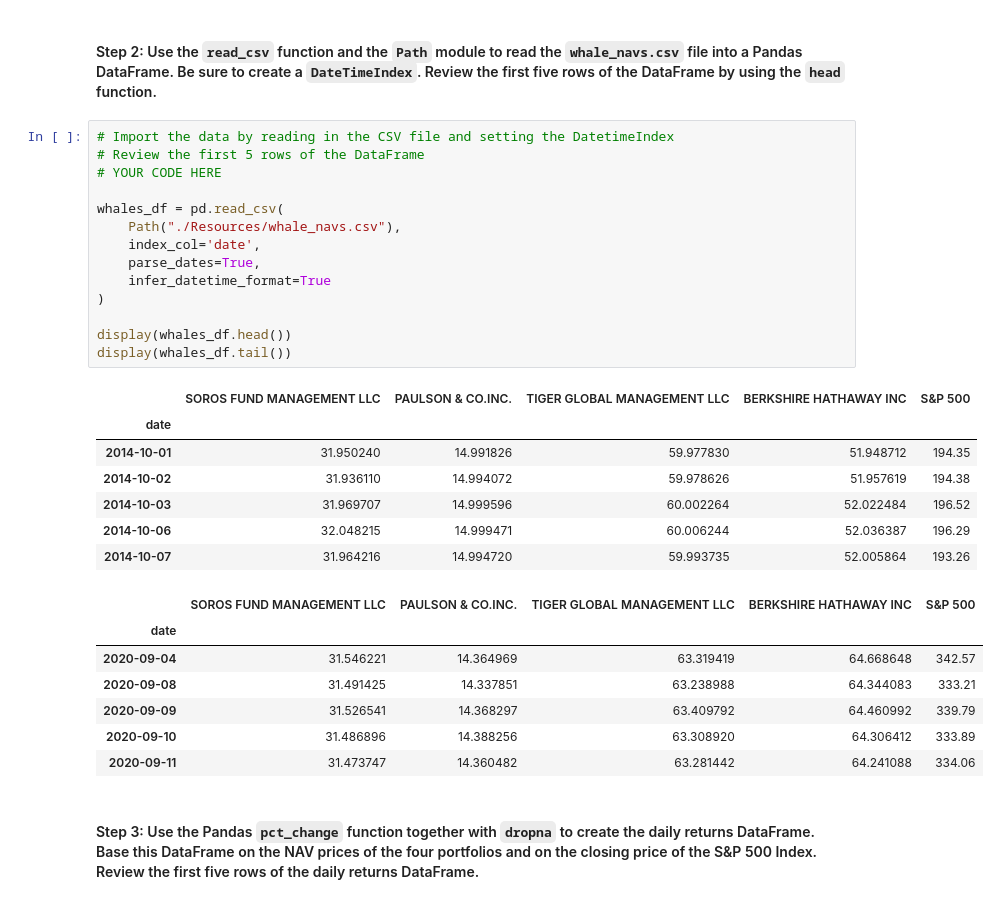
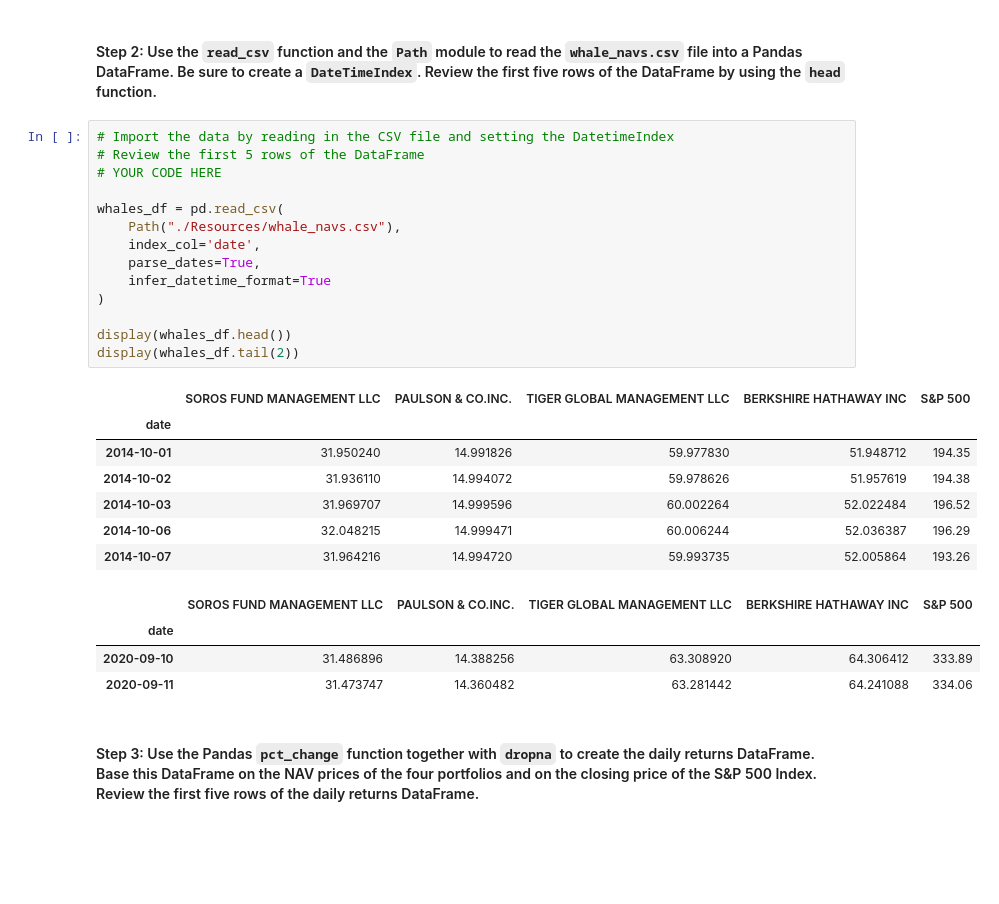
Before and after one commit to tnmercer/fintechbootcamp, a Jupyter notebook: Module_4_Challenge/Starter_Code/risk_return_analysis.ipynb, the cells around one changed output. Saved outputs shown, nothing was run; the diff lists cells and outputs as text; blank space fills up the shorter version.

```diff
--- a/Module_4_Challenge/Starter_Code/risk_return_analysis.ipynb
+++ b/Module_4_Challenge/Starter_Code/risk_return_analysis.ipynb
@@ -111,30 +111,27 @@ import numpy as np
 # %%
 # Import the data by reading in the CSV file and setting the DatetimeIndex
 # Review the first 5 rows of the DataFrame
 # YOUR CODE HERE
 
 whales_df = pd.read_csv(
     Path("./Resources/whale_navs.csv"),
     index_col='date',
     parse_dates=True,
     infer_datetime_format=True
 )
 
 display(whales_df.head())
-display(whales_df.tail())
+display(whales_df.tail(2))
 # %% [output]
 |  | SOROS FUND MANAGEMENT LLC | PAULSON & CO.INC. | TIGER GLOBAL MANAGEMENT LLC | BERKSHIRE HATHAWAY INC | S&P 500 |
 | date |  |  |  |  |  |
 | 2014-10-01 | 31.950240 | 14.991826 | 59.977830 | 51.948712 | 194.35 |
 | 2014-10-02 | 31.936110 | 14.994072 | 59.978626 | 51.957619 | 194.38 |
 | 2014-10-03 | 31.969707 | 14.999596 | 60.002264 | 52.022484 | 196.52 |
 | 2014-10-06 | 32.048215 | 14.999471 | 60.006244 | 52.036387 | 196.29 |
 | 2014-10-07 | 31.964216 | 14.994720 | 59.993735 | 52.005864 | 193.26 |
 |  | SOROS FUND MANAGEMENT LLC | PAULSON & CO.INC. | TIGER GLOBAL MANAGEMENT LLC | BERKSHIRE HATHAWAY INC | S&P 500 |
 | date |  |  |  |  |  |
-| 2020-09-04 | 31.546221 | 14.364969 | 63.319419 | 64.668648 | 342.57 |
-| 2020-09-08 | 31.491425 | 14.337851 | 63.238988 | 64.344083 | 333.21 |
-| 2020-09-09 | 31.526541 | 14.368297 | 63.409792 | 64.460992 | 339.79 |
 | 2020-09-10 | 31.486896 | 14.388256 | 63.308920 | 64.306412 | 333.89 |
 | 2020-09-11 | 31.473747 | 14.360482 | 63.281442 | 64.241088 | 334.06 |
 # %% [markdown]
```
Also changed, not shown: parts of 18 cells of this notebook.
